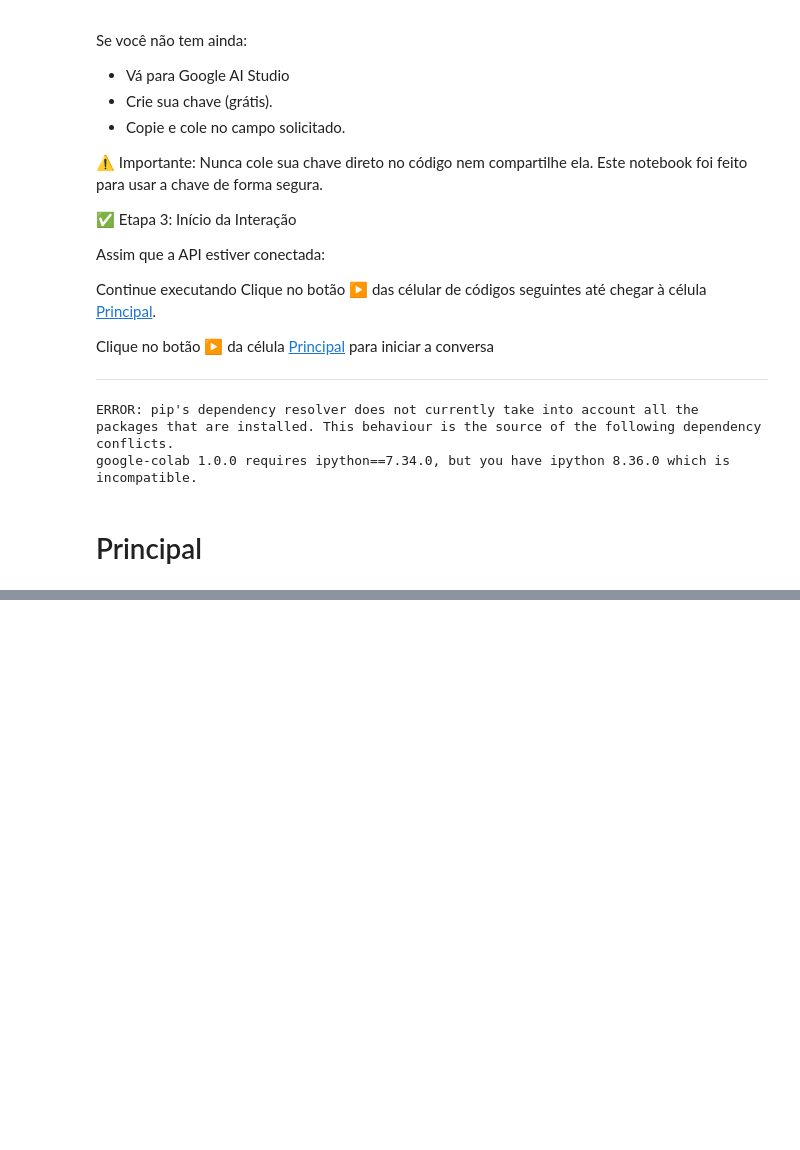
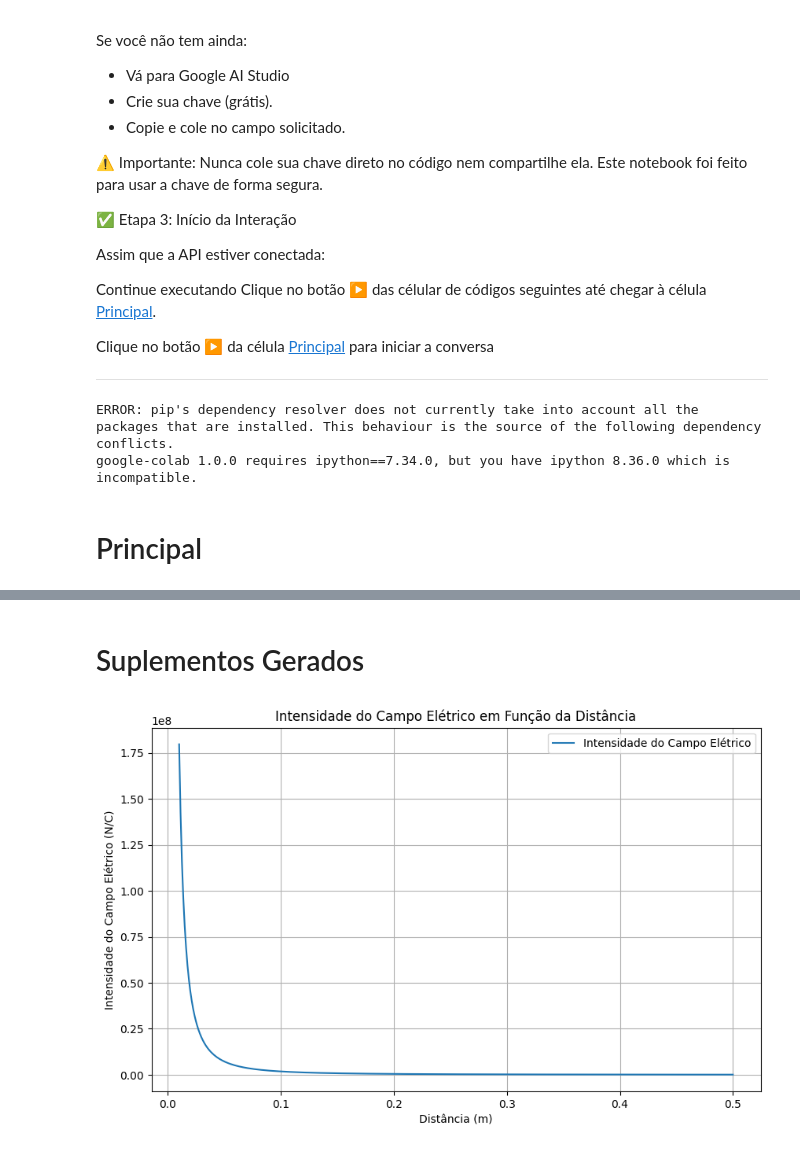
Before and after one commit to hansufsm/FisicaIA, a Jupyter notebook: esquadrao_fisicaia.ipynb, the cells around one changed output, grey strips where cells are left out. Cells and saved outputs as stored; diff of their text form; code cells hidden in the pictures; blank space fills up the shorter version.

```diff
--- a/esquadrao_fisicaia.ipynb
+++ b/esquadrao_fisicaia.ipynb
@@ -356,0 +514,33 @@ Vamos resolver juntos: - display(to_markdown(plano_de_contexto))!
+# %% [markdown]
+# Suplementos Gerados
+# %%
+ #1 Gráfico da intensidade do campo elétrico em função da distância:
+ #Este gráfico mostrará como a intensidade do campo elétrico varia com a distância da carga.
+ import numpy as np
+ import matplotlib.pyplot as plt
+
+ # Constantes
+ k = 8.9875e9  # N m^2/C^2
+ q = 2e-6      # C
+
+
+ # 1. Gráfico da intensidade do campo elétrico em função da distância
+ def electric_field_strength(r):
+  """Calcula a intensidade do campo elétrico a uma distância r."""
+  return k * abs(q) / r**2
+
+
+ distances = np.linspace(0.01, 0.5, 400)  # Distâncias de 0.01 a 0.5 metros
+ field_strengths = electric_field_strength(distances)
+
+
+ plt.figure(figsize=(10, 6))
+ plt.plot(distances, field_strengths, label='Intensidade do Campo Elétrico')
+ plt.xlabel('Distância (m)')
+ plt.ylabel('Intensidade do Campo Elétrico (N/C)')
+ plt.title('Intensidade do Campo Elétrico em Função da Distância')
+ plt.grid(True)
+ plt.legend()
+ plt.show()
+# %% [output]
+[figure, added]
```
Also changed, not shown: parts of 7 cells of this notebook.
